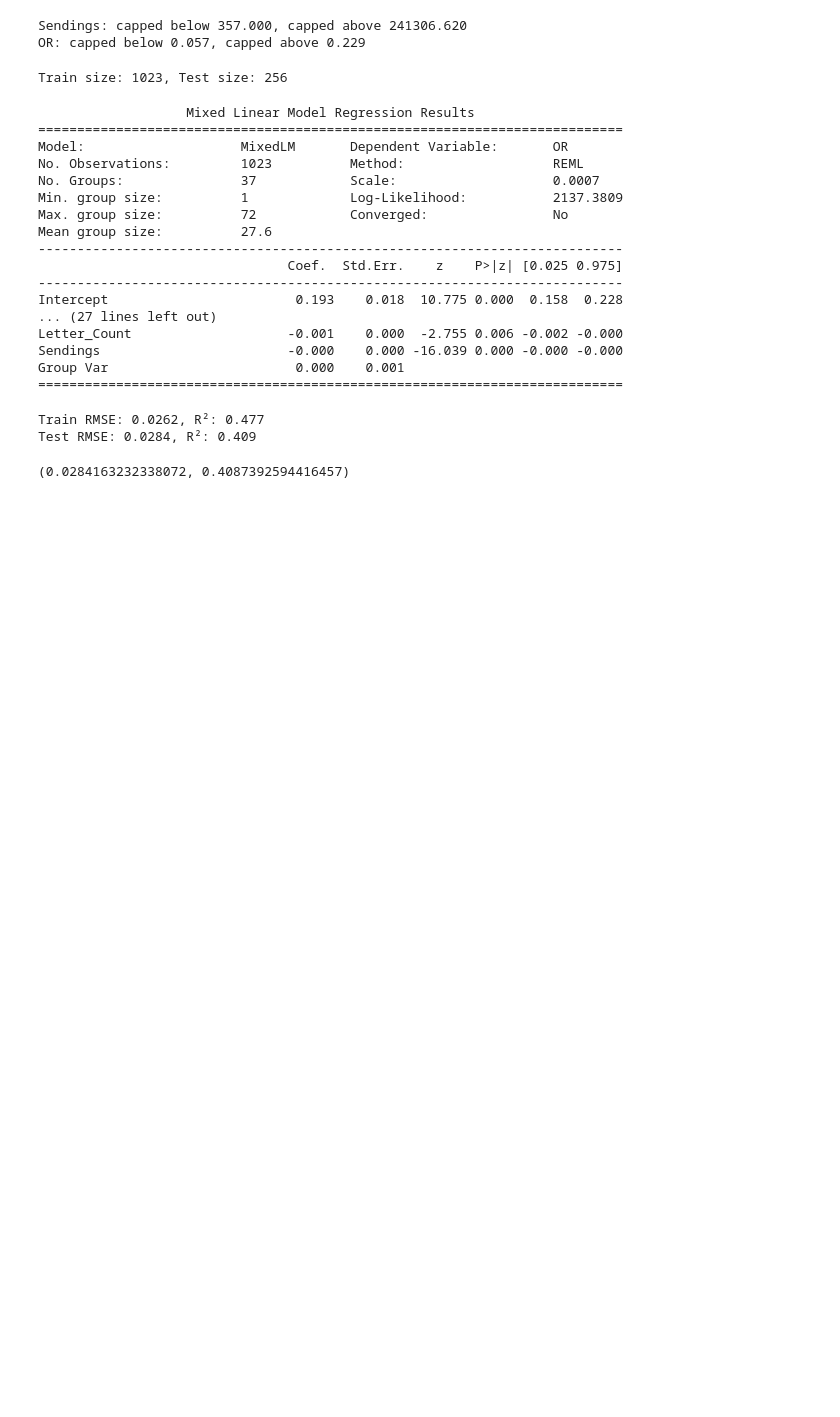
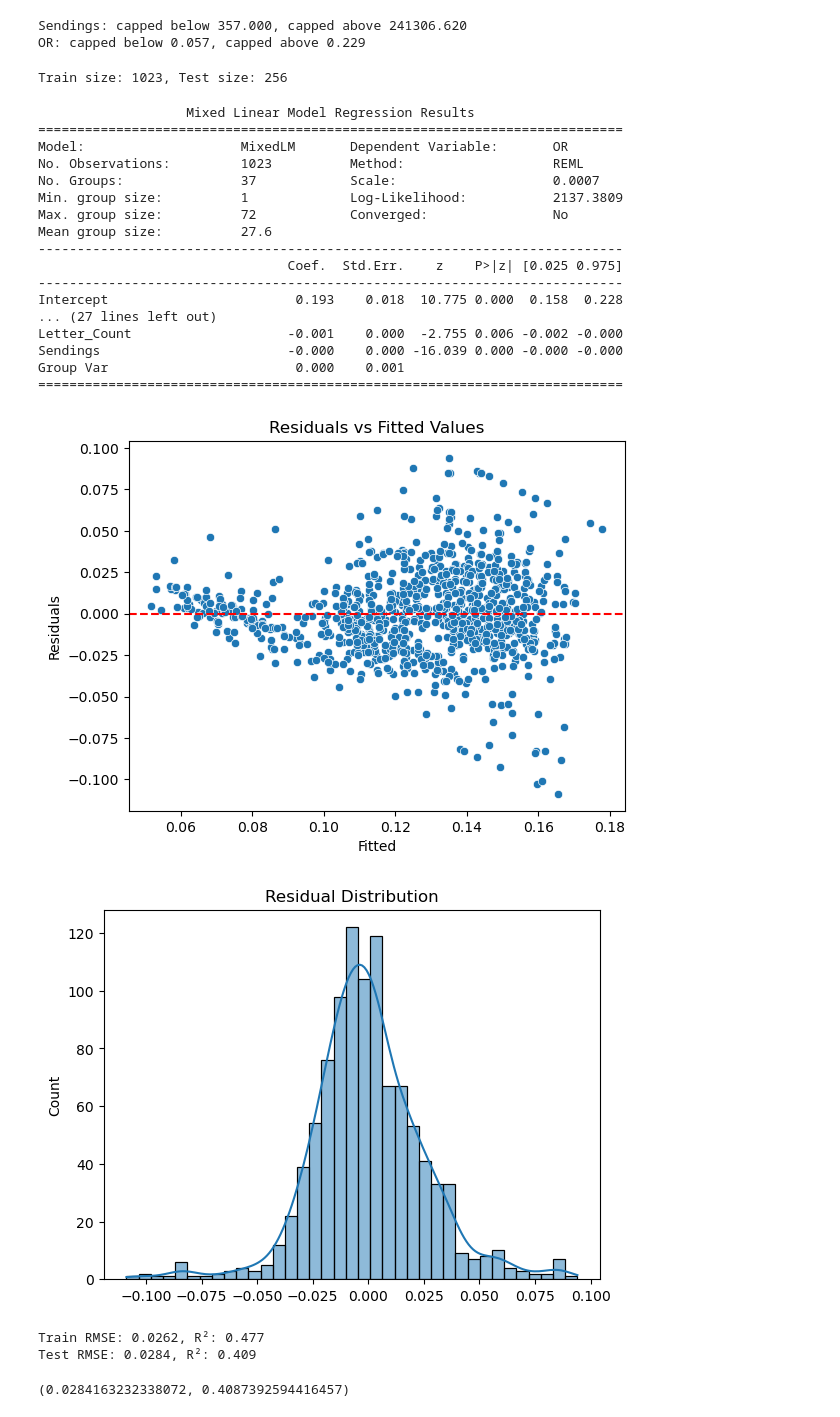
Before and after one commit to ahmad-elgantiry/Emails-Subject-line-Analysis-to-improve-OR-and-CTR, a Jupyter notebook: OR_MixedLiner_model.ipynb, the cells around one changed output. Saved outputs shown, nothing was run; the diff lists cells and outputs as text; code cells hidden in the pictures; blank space fills up the shorter version.

```diff
--- a/OR_MixedLiner_model.ipynb
+++ b/OR_MixedLiner_model.ipynb
@@ -230,23 +175,26 @@ Group Var                        0.000    0.001
 # %%
 import matplotlib.pyplot as plt
 import seaborn as sns
 
 # Residuals
-#resid = result.resid
-#fitted = result.fittedvalues
+resid = result.resid
+fitted = result.fittedvalues
 
 # Plot residuals vs fitted
-#sns.scatterplot(x=fitted, y=resid)
-#plt.axhline(0, color='red', linestyle='--')
-#plt.title("Residuals vs Fitted Values")
-#plt.xlabel("Fitted")
-#plt.ylabel("Residuals")
-#plt.show()
+sns.scatterplot(x=fitted, y=resid)
+plt.axhline(0, color='red', linestyle='--')
+plt.title("Residuals vs Fitted Values")
+plt.xlabel("Fitted")
+plt.ylabel("Residuals")
+plt.show()
 
 # Residual distribution
-#sns.histplot(resid, kde=True)
-#plt.title("Residual Distribution")
-#plt.show()
+sns.histplot(resid, kde=True)
+plt.title("Residual Distribution")
+plt.show()
+# %% [output]
+[figure, added]
+[figure, added]
 # %%
 # 3️⃣ Generate predictions on both train and test sets
 train_df["predicted"] = result.predict(train_df)
```
Also changed, not shown: parts of 24 cells of this notebook, 4 other files.
